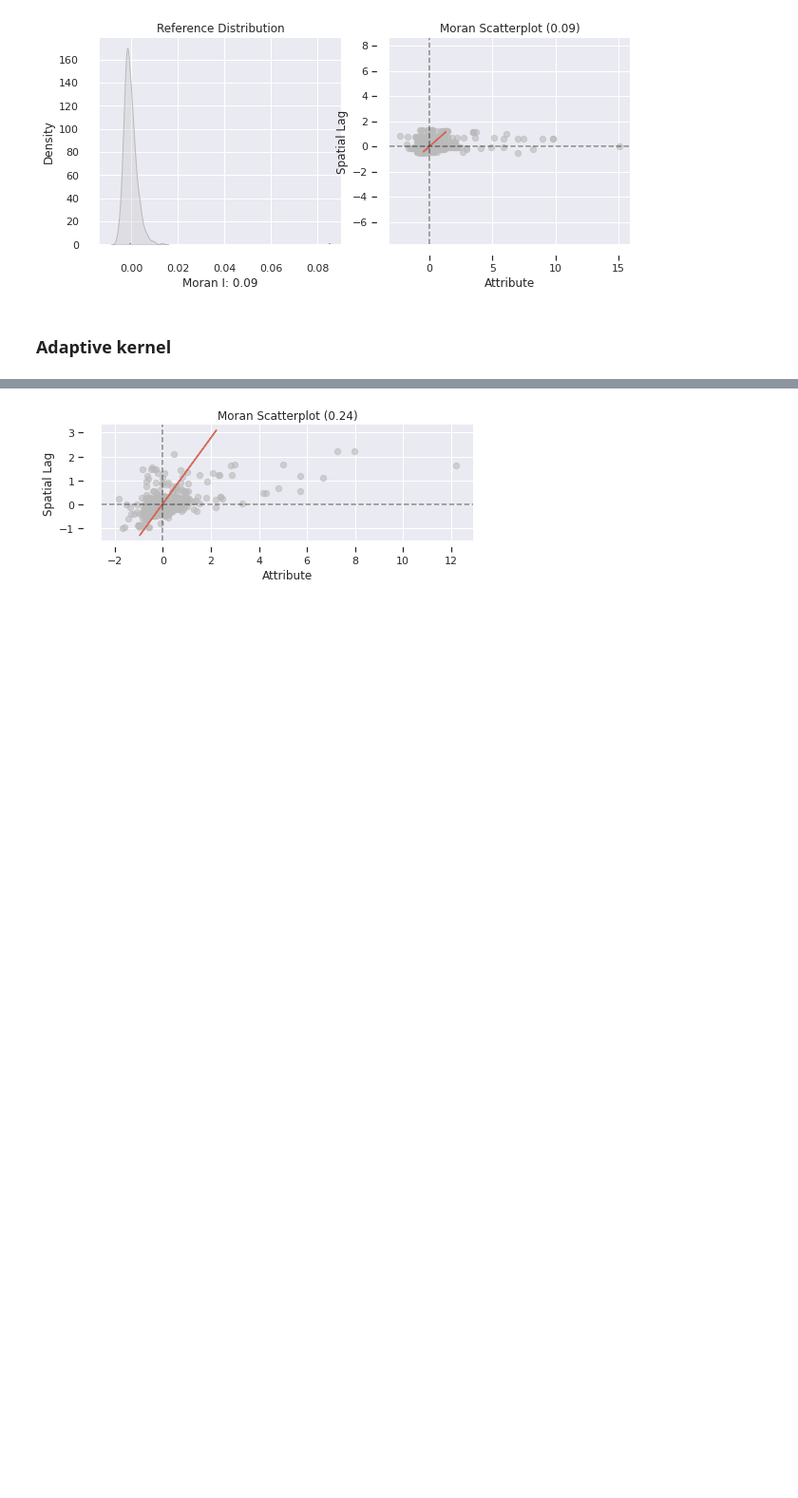
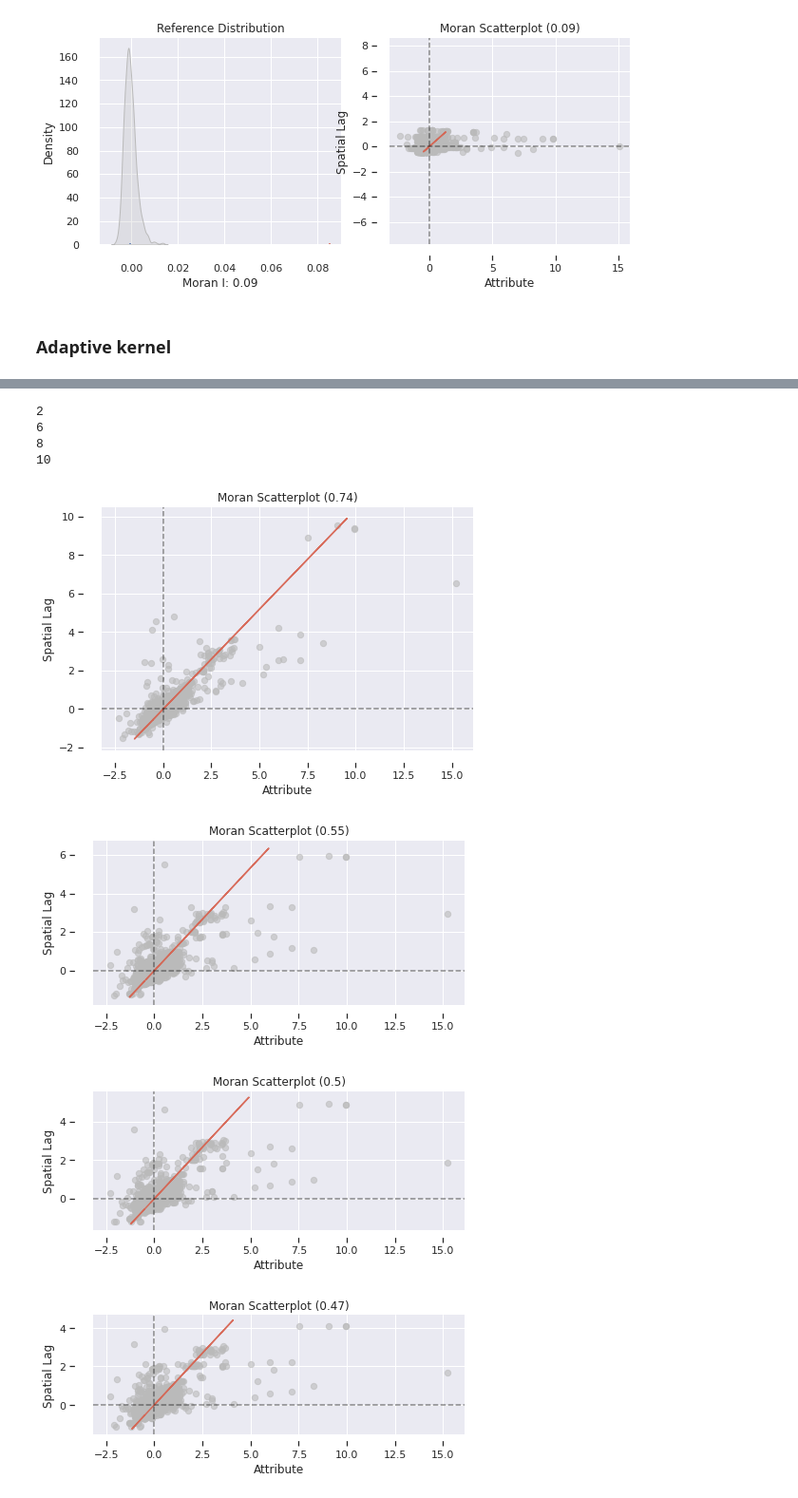
Before and after one commit to szymongalecki/Geospatial_Data_Science, a Jupyter notebook: data_exploration.ipynb, the cells around one changed output, grey strips where cells are left out. Shown at 95% size. Cells and saved outputs as stored; diff of their text form; code cells hidden in the pictures; blank space fills up the shorter version.

```diff
--- a/data_exploration.ipynb
+++ b/data_exploration.ipynb
@@ -369,6 +370,7 @@ for w in w_adaptive_list:
     mi = esda.Moran(gdf['rent_norm'], w)
     list_of_morans.append(mi)
 # %%
-for m in list_of_morans:
+for idx, m in enumerate(list_of_morans):
+    print(list_of_k[idx])
     print(m.I, m.p_sim)
 # %% [output]
@@ -379,4 +385,13 @@ for m in list_of_morans:
 # %%
-moran_scatterplot(mi);
+for idx, m in enumerate(list_of_morans):
+    print(list_of_k[idx])
+    moran_scatterplot(m);
 # %% [output]
+2
+6
+8
+10
-[figure, old version]
+[figure, new version]
+[figure, added]
+[figure, added]
+[figure, added]
```
Also changed, not shown: parts of 7 cells of this notebook.
